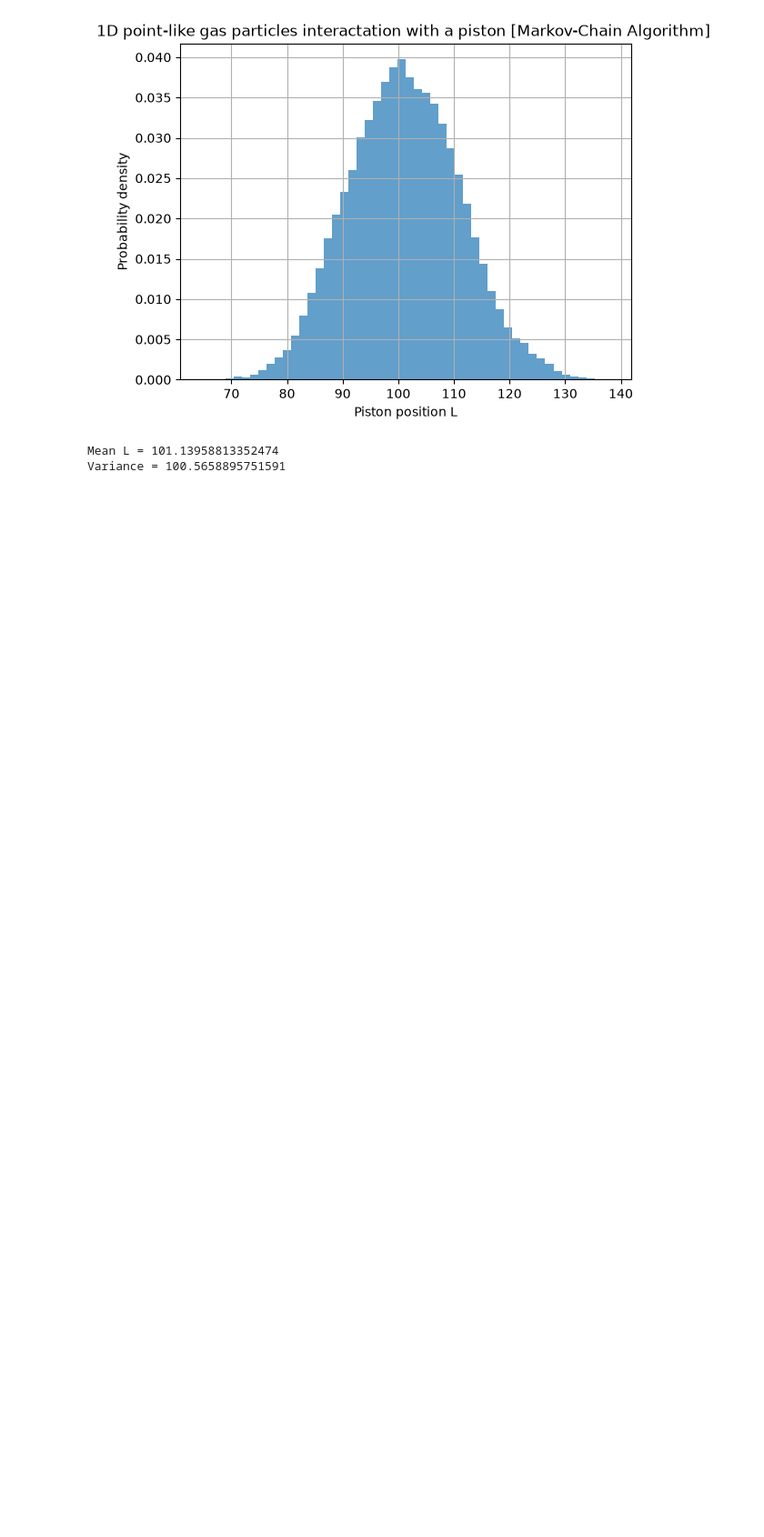
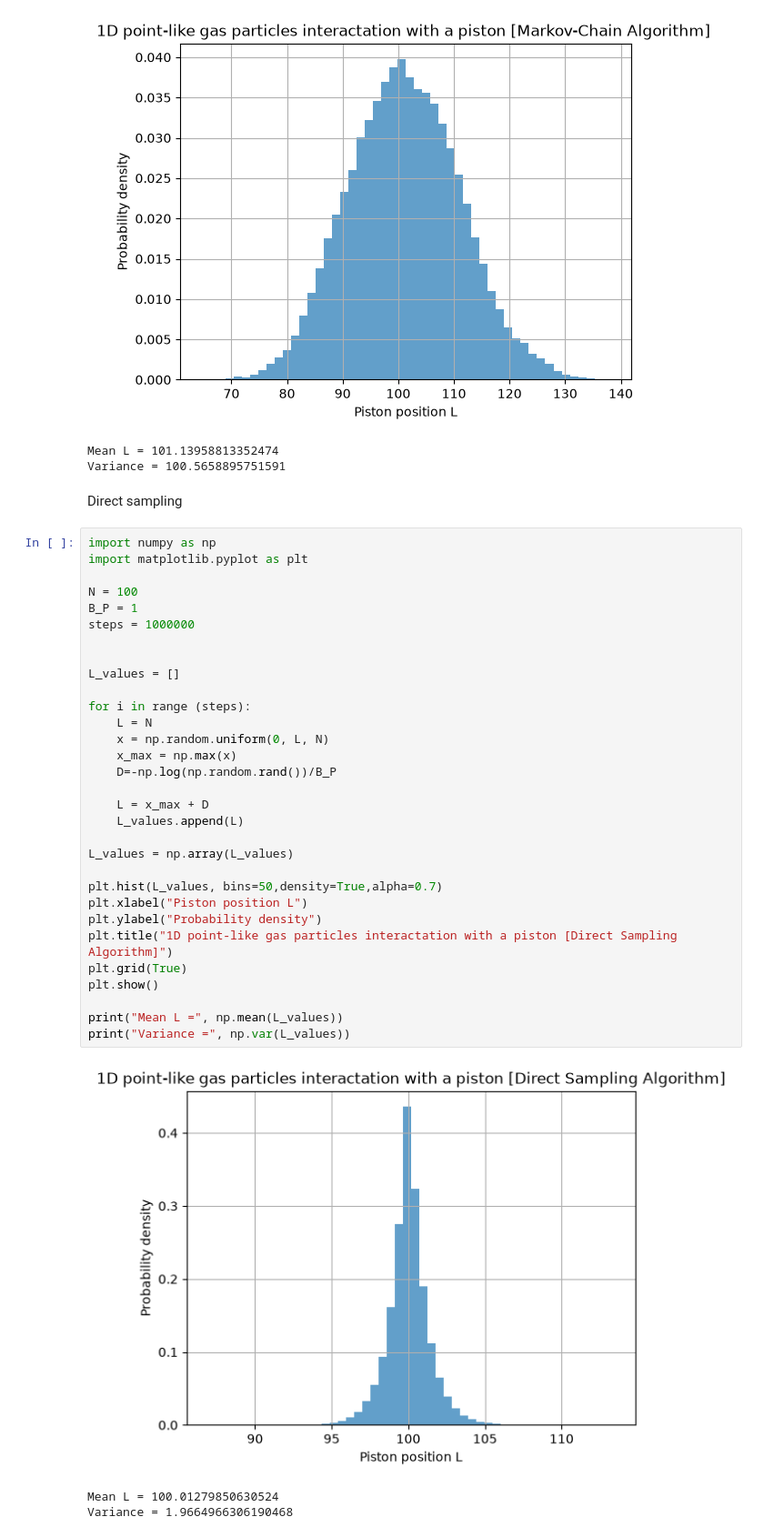
Before and after one commit to pamuduamarasinghe/Computational-Statistical-Mechanics, a Jupyter notebook: CSM05.ipynb, the cells around one changed output. Shown at 91% size. Drawn from its saved outputs; the diff is of its cells as text; blank space fills up the shorter version.

Commit message:
Direct sampling 1D

```diff
--- a/CSM05.ipynb
+++ b/CSM05.ipynb
@@ -47,3 +47,40 @@ print("Variance =", np.var(L_values))
 [figure]
 Mean L = 101.13958813352474
 Variance = 100.5658895751591
+# %% [markdown]
+Direct sampling
+# %%
+import numpy as np
+import matplotlib.pyplot as plt
+
+N = 100
+B_P = 1
+steps = 1000000
+
+
+L_values = []
+
+for i in range (steps):
+    L = N
+    x = np.random.uniform(0, L, N)
+    x_max = np.max(x)
+    D=-np.log(np.random.rand())/B_P
+
+    L = x_max + D
+    L_values.append(L)
+
+L_values = np.array(L_values)
+
+plt.hist(L_values, bins=50,density=True,alpha=0.7)
+plt.xlabel("Piston position L")
+plt.ylabel("Probability density")
+plt.title("1D point-like gas particles interactation with a piston [Direct Sampling Algorithm]")
+plt.grid(True)
+plt.show()
+
+print("Mean L =", np.mean(L_values))
+print("Variance =", np.var(L_values))
+# %% [output]
+[figure, added]
+Mean L = 100.01279850630524
+Variance = 1.9664966306190468
```
